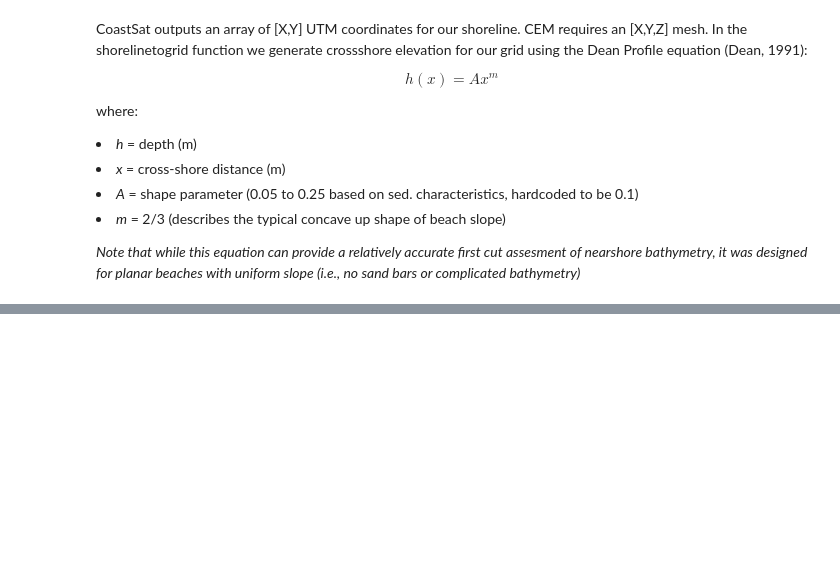
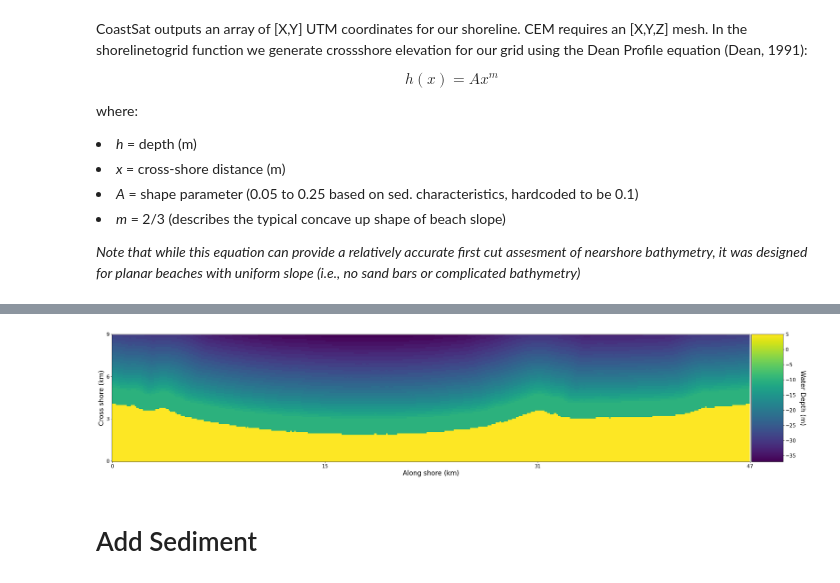
Before and after one commit to csdms-espin/coastal2025, a Jupyter notebook: coastal_2025_rtm.ipynb, the cells around one changed output, grey strips where cells are left out. Cells and saved outputs as stored; diff of their text form; code cells hidden in the pictures; blank space fills up the shorter version.

```diff
--- a/coastal_2025_rtm.ipynb
+++ b/coastal_2025_rtm.ipynb
@@ -116,7 +132,7 @@ def extend_shoreline(x,y,length):
     x = np.append(np.flip(x),np.arange(x[0]-XL,x[0]-1,dx))
     y = np.append(np.flip(y),np.ones([abs(len(y)-len(x))])*y[0])
     return x,y
-xnew,ynew = extend_shoreline(x,y,1e4)
+# xnew,ynew = extend_shoreline(xnew,ynew,10)
 
 # check the shoreline by uncommenting the lines below
 plt.figure(figsize=(20,3));
@@ -240,28 +211,0 @@ xg.shape
-# %%
-## defining the set_domain function so that we can easily re-initialize our domain after model runs
-
-def set_domain(pad=20):
-    z_elev = elev.T # transpose of the elevations for CEM/plotting purposes
-
-    z_elev[z_elev==-5] = -1 ## -5 is the "shoreline" flag from above.
-    domain = -1*z_elev ## we want the domain to have values above sea-level to be >0 and below <0
-
-
-    ##Trial and error steps:
-
-    ## smooth the depths by averaging each cell in the domain by NxN of its neighbors
-    neighs = np.ones([10,10])
-    total = (10**2)
-    domain = signal.convolve2d(domain,neighs/total,mode='same',boundary='symm')
-
-    domain[z_elev==0] = 1 ## our shoreline got smoothed out too. This fixes that and makes sure our land is at 1m above sea level
-
-
-    N,M = domain.shape
-    domnew = np.ones([N+pad,M]) ##here we add a "pad" to the bottom of the domain
-    domnew[-N:,:] = domain # if this is undesirable, set "pad=0"
-    domain = domnew
-
-    return domain
-
-domain= set_domain(pad=20)
@@ -390,0 +315,3 @@ plot_coast(domain,dx,dy)
+# %%
+cem = Cem()
+waves = Waves()
@@ -390,0 +398,9 @@ plot_coast(domain,dx,dy)
+# %%
+land = cem.get_value('land_surface__elevation')
+land = land.reshape(  domain.shape  )
+
+plot_coast(land,dx,dy)
+# %% [output]
+[figure, added]
+# %% [markdown]
+# Add Sediment
```
Also changed, not shown: parts of 42 cells of this notebook, 8 other files.
